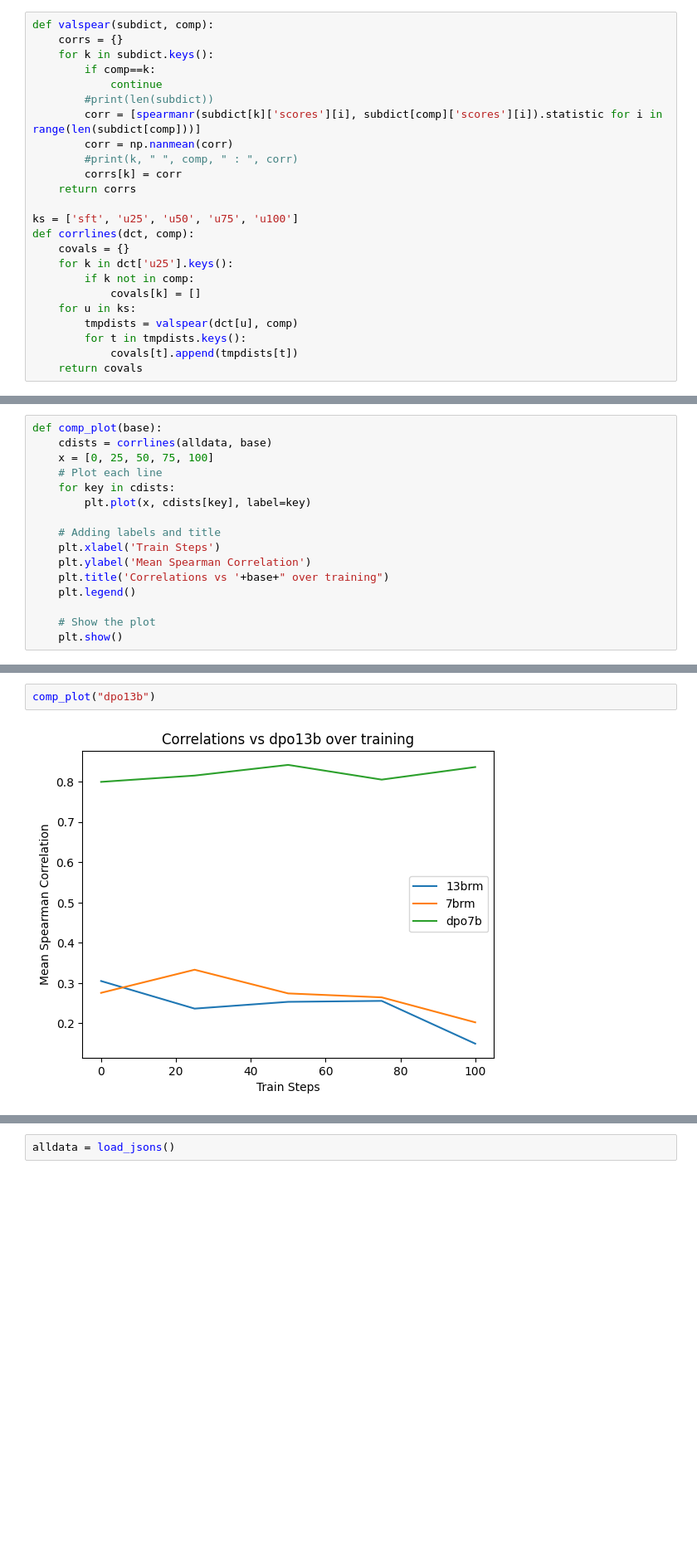
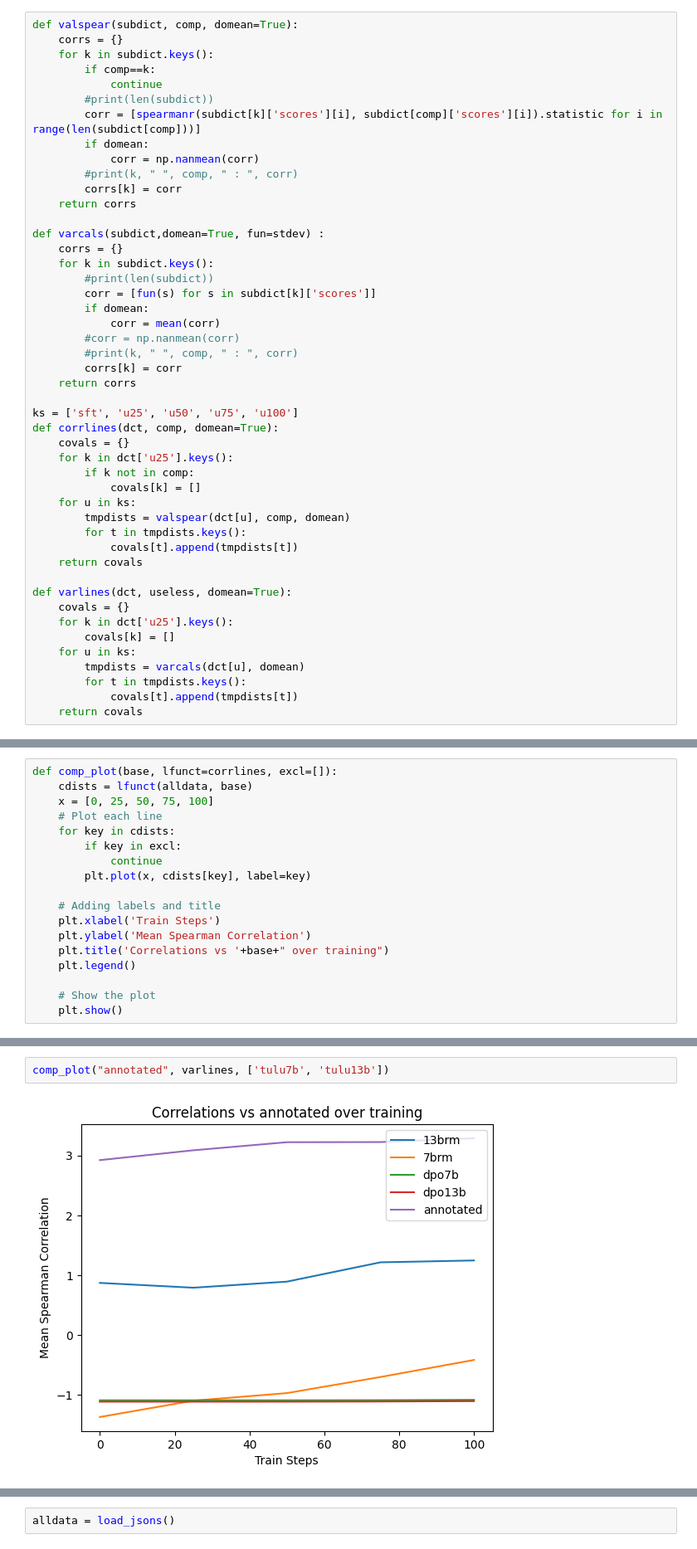
Before and after one commit to PrasannS/rlhf-length-biases, a Jupyter notebook: notebooks/eval/intercorr.ipynb, the cells around one changed output, grey strips where cells are left out. Shown at 83% size. Saved outputs shown, nothing was run; the diff lists cells and outputs as text; blank space fills up the shorter version.

```diff
--- a/notebooks/eval/intercorr.ipynb
+++ b/notebooks/eval/intercorr.ipynb
@@ -26,24 +76,47 @@ alldata = load_jsons()
 # %%
-def valspear(subdict, comp):
+def valspear(subdict, comp, domean=True):
     corrs = {}
     for k in subdict.keys():
         if comp==k:
             continue
         #print(len(subdict))
         corr = [spearmanr(subdict[k]['scores'][i], subdict[comp]['scores'][i]).statistic for i in range(len(subdict[comp]))]
-        corr = np.nanmean(corr)
+        if domean:
+            corr = np.nanmean(corr)
+        #print(k, " ", comp, " : ", corr)
+        corrs[k] = corr
+    return corrs
+
+def varcals(subdict,domean=True, fun=stdev) :
+    corrs = {}
+    for k in subdict.keys():
+        #print(len(subdict))
+        corr = [fun(s) for s in subdict[k]['scores']]
+        if domean:
+            corr = mean(corr)
+        #corr = np.nanmean(corr)
         #print(k, " ", comp, " : ", corr)
         corrs[k] = corr
     return corrs
 
 ks = ['sft', 'u25', 'u50', 'u75', 'u100']
-def corrlines(dct, comp):
+def corrlines(dct, comp, domean=True):
     covals = {}
     for k in dct['u25'].keys():
         if k not in comp:
             covals[k] = []
     for u in ks:
-        tmpdists = valspear(dct[u], comp)
+        tmpdists = valspear(dct[u], comp, domean)
         for t in tmpdists.keys():
             covals[t].append(tmpdists[t])
     return covals
+
+def varlines(dct, useless, domean=True):
+    covals = {}
+    for k in dct['u25'].keys():
+        covals[k] = []
+    for u in ks:
+        tmpdists = varcals(dct[u], domean)
+        for t in tmpdists.keys():
+            covals[t].append(tmpdists[t])
+    return covals
@@ -50,9 +214,11 @@ def corrlines(dct, comp):
 # %%
-def comp_plot(base):
-    cdists = corrlines(alldata, base)
+def comp_plot(base, lfunct=corrlines, excl=[]):
+    cdists = lfunct(alldata, base)
     x = [0, 25, 50, 75, 100]
     # Plot each line
     for key in cdists:
+        if key in excl:
+            continue
         plt.plot(x, cdists[key], label=key)
 
     # Adding labels and title
@@ -66,4 +237,4 @@ def comp_plot(base):
 # %%
-comp_plot("dpo13b")
+comp_plot("annotated", varlines, ['tulu7b', 'tulu13b'])
 # %% [output]
-[figure, old version]
+[figure, new version]
```
Also changed, not shown: parts of 21 cells of this notebook, 8 other files.
